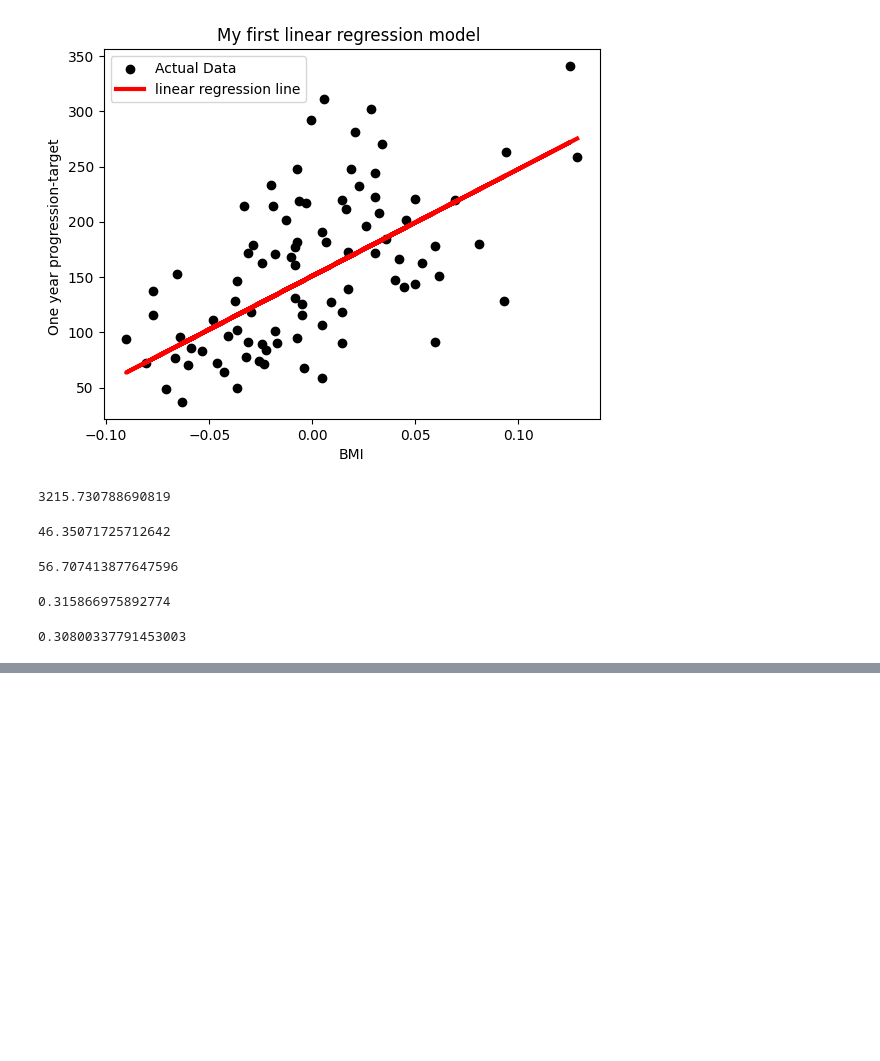
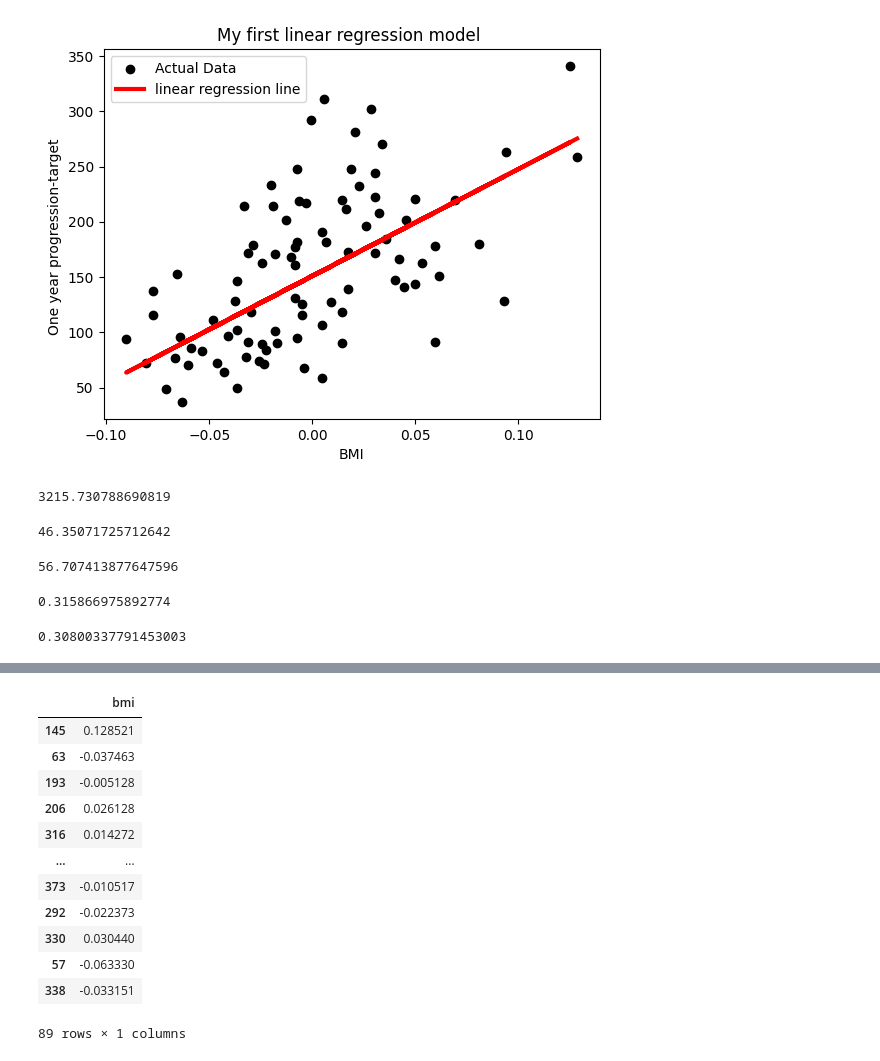
Before and after one commit to Harshadachaudhariii/Machine-Learning-Tutorial, a Jupyter notebook: Simple_Linear_Regression_1.ipynb, the cells around one changed output, grey strips where cells are left out. Saved outputs shown, nothing was run; the diff lists cells and outputs as text; code cells hidden in the pictures; blank space fills up the shorter version.

```diff
--- a/Simple_Linear_Regression_1.ipynb
+++ b/Simple_Linear_Regression_1.ipynb
@@ -276,0 +306,16 @@ score
+# %%
+X_test
+# %% [output]
+|  | bmi |
+| 145 | 0.128521 |
+| 63 | -0.037463 |
+| 193 | -0.005128 |
+| 206 | 0.026128 |
+| 316 | 0.014272 |
+| ... | ... |
+| 373 | -0.010517 |
+| 292 | -0.022373 |
+| 330 | 0.030440 |
+| 57 | -0.063330 |
+| 338 | -0.033151 |
+89 rows × 1 columns
```
Also changed, not shown: parts of 5 cells of this notebook.
